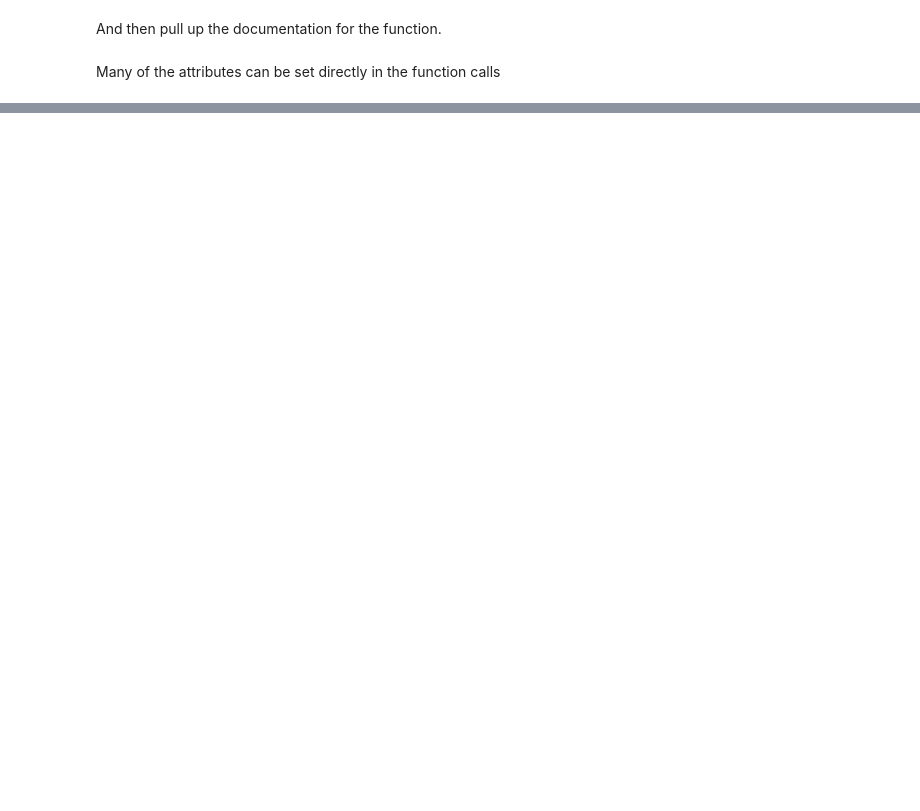
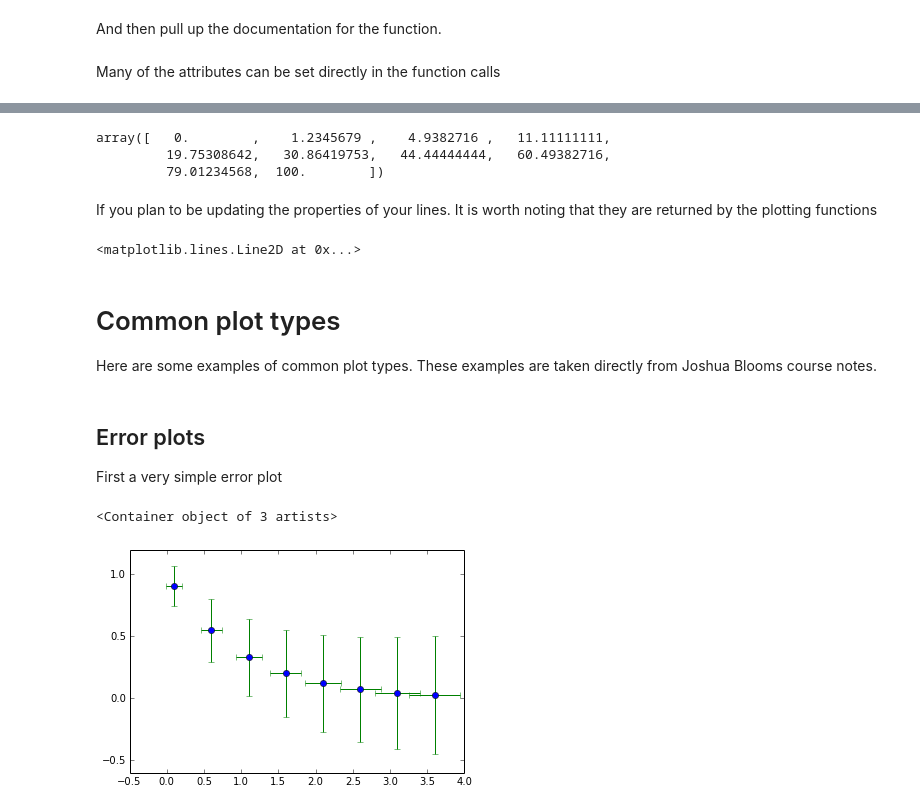
Before and after one commit to smwahl/thw_matplotlib_presentation, a Jupyter notebook: thw_matplotlib_tutorial.ipynb, the cells around one changed output, grey strips where cells are left out. Cells and saved outputs as stored; diff of their text form; code cells hidden in the pictures; blank space fills up the shorter version.

```diff
--- a/thw_matplotlib_tutorial.ipynb
+++ b/thw_matplotlib_tutorial.ipynb
@@ -256,0 +306,42 @@ array([[ 0.53324406,  0.81512937,  0.7730313 ,  0.85711143,  0.05073163,
+# %%
+x = np.linspace(0.,10.,10)
+y = x**2
+aline.set_data(x,y)
+aline.get_ydata()
+# %% [output]
+array([   0.        ,    1.2345679 ,    4.9382716 ,   11.11111111,
+         19.75308642,   30.86419753,   44.44444444,   60.49382716,
+         79.01234568,  100.        ])
+# %% [markdown]
+If you plan to be updating the properties of your lines. It is worth noting that they are returned by the plotting functions
+# %%
+f = plt.figure()
+line2, = plt.plot(x,y)
+line2
+# %% [output]
+<matplotlib.lines.Line2D at 0x...>
+# %% [markdown]
+# Common plot types
+
+Here are some examples of common plot types. These examples are taken directly from Joshua Blooms course notes.
+# %% [markdown]
+Error plots
+-----------
+
+First a very simple error plot
+# %%
+%matplotlib inline
+# example data
+x = np.arange(0.1, 4, 0.5)
+y = np.exp(-x)
+
+# example variable error bar values
+yerr = 0.1 + 0.2 * np.sqrt(x)
+xerr = 0.1 + x / 15
+
+# First illustrate basic pyplot interface, using defaults where possible.
+plt.figure()
+plt.errorbar(x, y, xerr=xerr, yerr=yerr, fmt='o', ecolor='g')
+# %% [output]
+<Container object of 3 artists>
+[figure, added]
```
Also changed, not shown: parts of 31 cells of this notebook, 3 other files.
